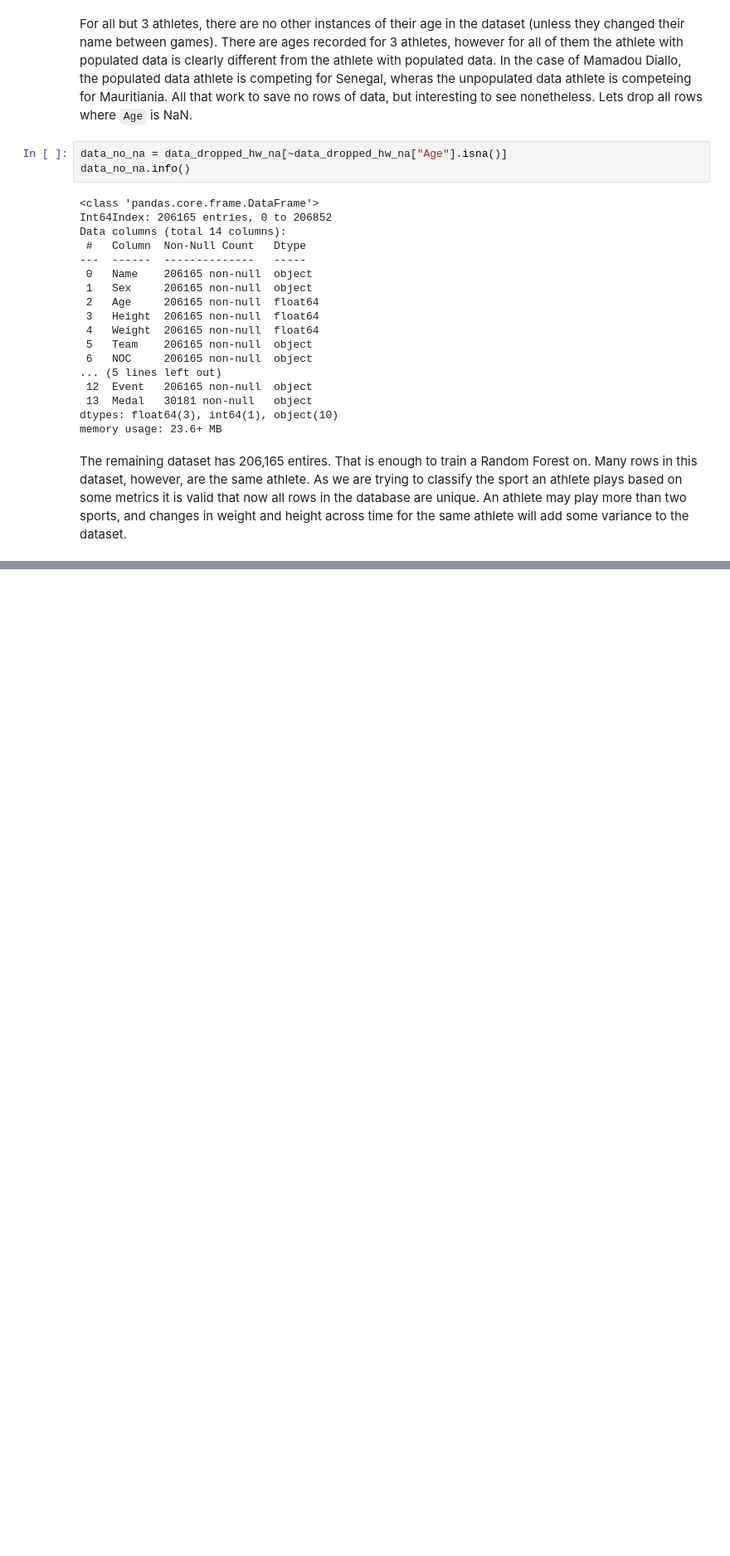
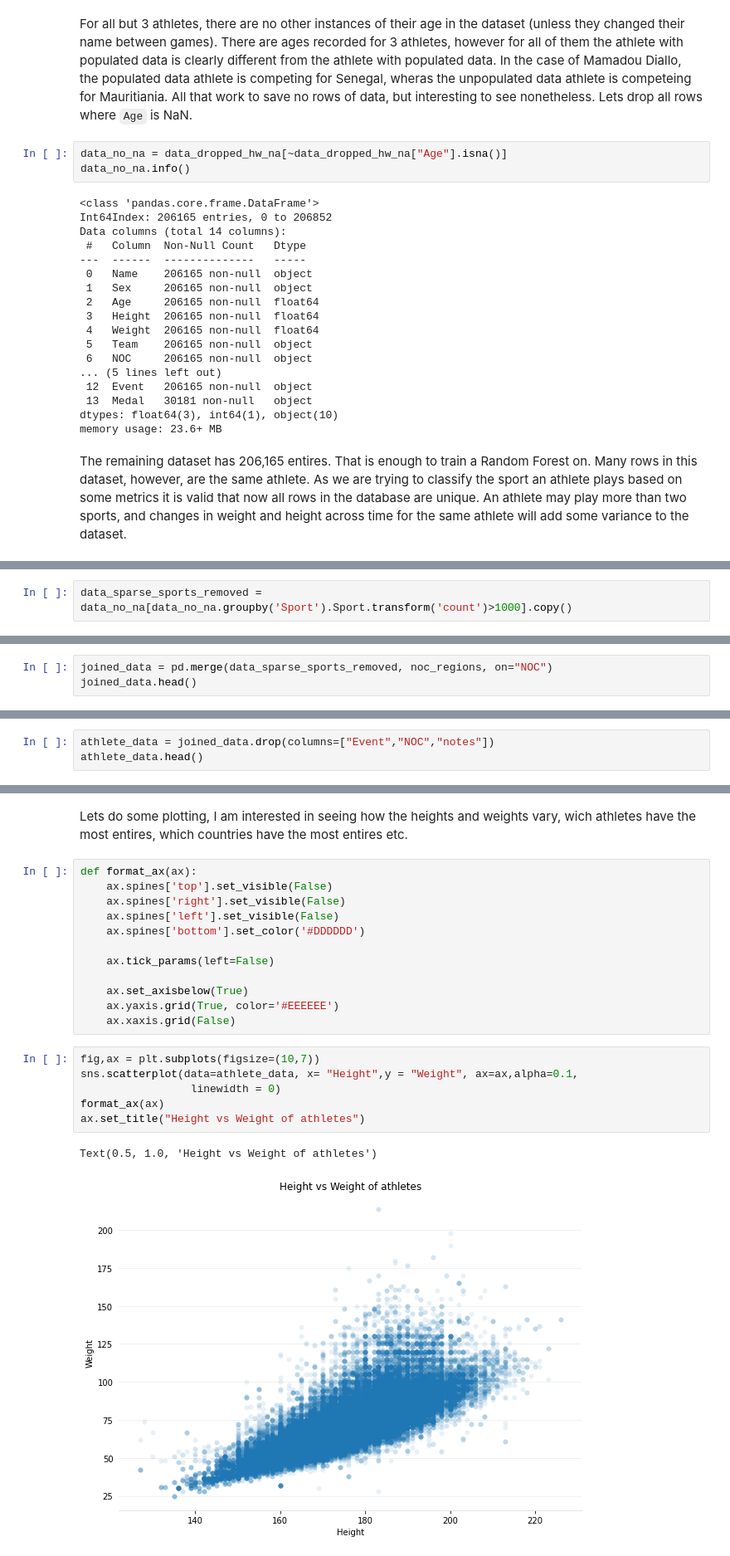
Before and after one commit to SidMurthy97/Classification_of_olympians, a Jupyter notebook: analysis.ipynb, the cells around one changed output, grey strips where cells are left out. Shown: that part at 83% size. Cells and saved outputs as stored; diff of their text form; blank space fills up the shorter version.

Commit message:
plotting some metrics

```diff
--- a/analysis.ipynb
+++ b/analysis.ipynb
@@ -153,0 +150,2 @@ array(['China', 'Netherlands', 'United States', 'Finland', 'Norway',
+# %%
+data_sparse_sports_removed = data_no_na[data_no_na.groupby('Sport').Sport.transform('count')>1000].copy()
@@ -153,0 +156,3 @@ array(['China', 'Netherlands', 'United States', 'Finland', 'Norway',
+# %%
+joined_data = pd.merge(data_sparse_sports_removed, noc_regions, on="NOC")
+joined_data.head()
@@ -153,0 +166,3 @@ array(['China', 'Netherlands', 'United States', 'Finland', 'Norway',
+# %%
+athlete_data = joined_data.drop(columns=["Event","NOC","notes"])
+athlete_data.head()
@@ -153,0 +176,23 @@ array(['China', 'Netherlands', 'United States', 'Finland', 'Norway',
+# %% [markdown]
+Lets do some plotting, I am interested in seeing how the heights and weights vary, wich athletes have the most entires, which countries have the most entires etc.
+# %%
+def format_ax(ax):
+    ax.spines['top'].set_visible(False)
+    ax.spines['right'].set_visible(False)
+    ax.spines['left'].set_visible(False)
+    ax.spines['bottom'].set_color('#DDDDDD')
+
+    ax.tick_params(left=False)
+
+    ax.set_axisbelow(True)
+    ax.yaxis.grid(True, color='#EEEEEE')
+    ax.xaxis.grid(False)
+# %%
+fig,ax = plt.subplots(figsize=(10,7))
+sns.scatterplot(data=athlete_data, x= "Height",y = "Weight", ax=ax,alpha=0.1,
+                 linewidth = 0)
+format_ax(ax)
+ax.set_title("Height vs Weight of athletes")
+# %% [output]
+Text(0.5, 1.0, 'Height vs Weight of athletes')
+[figure, added]
```
Also changed, not shown: parts of 11 cells of this notebook.
